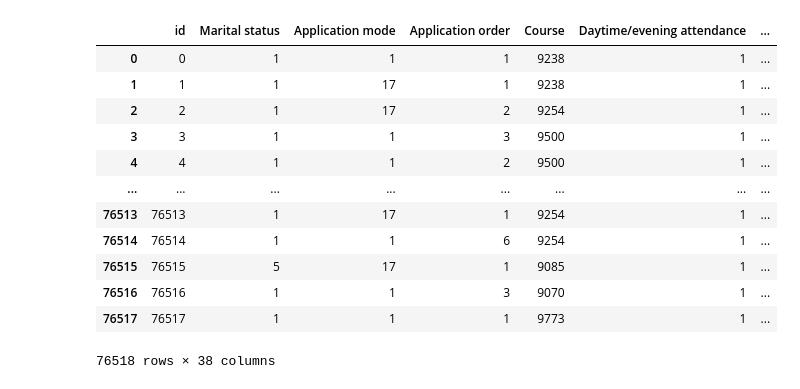
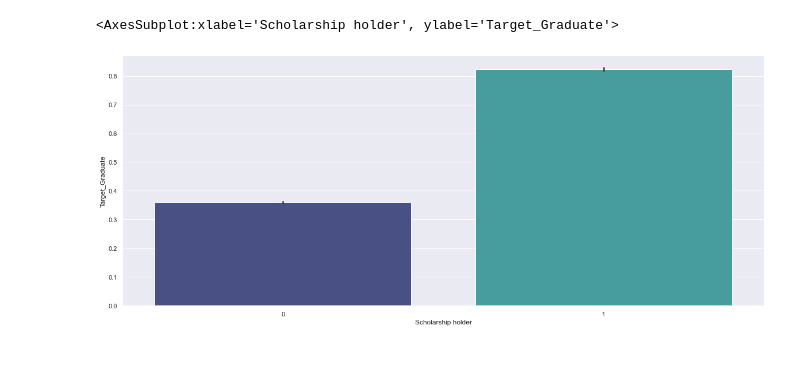
Before and after one commit to Zin9zan9/kaggle, a Jupyter notebook: Academic/cleaning.ipynb, the cells around one changed output. Saved outputs shown, nothing was run; the diff lists cells and outputs as text; code cells hidden in the pictures; blank space fills up the shorter version.

Commit message:
Data Exploration

```diff
--- a/Academic/cleaning.ipynb
+++ b/Academic/cleaning.ipynb
@@ -12,6 +12,11 @@ from sklearn.neural_network import MLPClassifier
 from sklearn.neighbors import KDTree
 from sklearn.preprocessing import StandardScaler
 from sklearn.model_selection import GridSearchCV
+
+import seaborn as sns
+width = 20
+height = 8
+sns.set(rc = {'figure.figsize':(width, height)})
 # %%
 # !kaggle competitions download -c playground-series-s4e6
 # with zipfile.ZipFile('playground-series-s4e6.zip', 'r') as zip_ref:
@@ -23,16 +23,0 @@ df_train = pd.read_csv('train.csv')
-# %%
-df_train
-# %% [output]
-|  | id | Marital status | Application mode | Application order | Course | Daytime/evening attendance | ... |
-| 0 | 0 | 1 | 1 | 1 | 9238 | 1 | ... |
-| 1 | 1 | 1 | 17 | 1 | 9238 | 1 | ... |
-| 2 | 2 | 1 | 17 | 2 | 9254 | 1 | ... |
-| 3 | 3 | 1 | 1 | 3 | 9500 | 1 | ... |
-| 4 | 4 | 1 | 1 | 2 | 9500 | 1 | ... |
-| ... | ... | ... | ... | ... | ... | ... | ... |
-| 76513 | 76513 | 1 | 17 | 1 | 9254 | 1 | ... |
-| 76514 | 76514 | 1 | 1 | 6 | 9254 | 1 | ... |
-| 76515 | 76515 | 5 | 17 | 1 | 9085 | 1 | ... |
-| 76516 | 76516 | 1 | 1 | 3 | 9070 | 1 | ... |
-| 76517 | 76517 | 1 | 1 | 1 | 9773 | 1 | ... |
-76518 rows × 38 columns
@@ -40,0 +24,16 @@ def clean_data(df):
+# %%
+df_train = pd.read_csv('train.csv')
+
+def clean_data(df):
+    one_hot = pd.get_dummies(df['Target'], prefix='Target')
+
+    df = df.join(one_hot)
+
+    return df
+
+df = clean_data(df_train)
+# %%
+sns.barplot('Scholarship holder', 'Target_Graduate', data=df, palette='mako')
+# %% [output]
+<AxesSubplot:xlabel='Scholarship holder', ylabel='Target_Graduate'>
+[figure, added]
```
Also changed, not shown: parts of 8 cells of this notebook.
